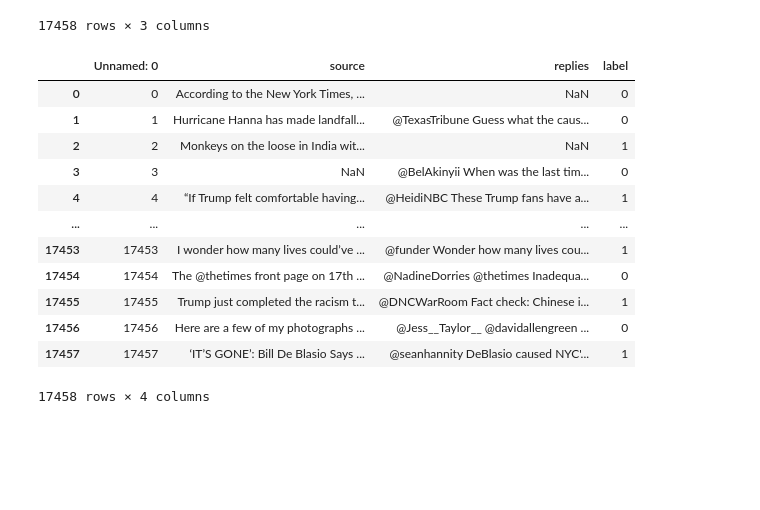
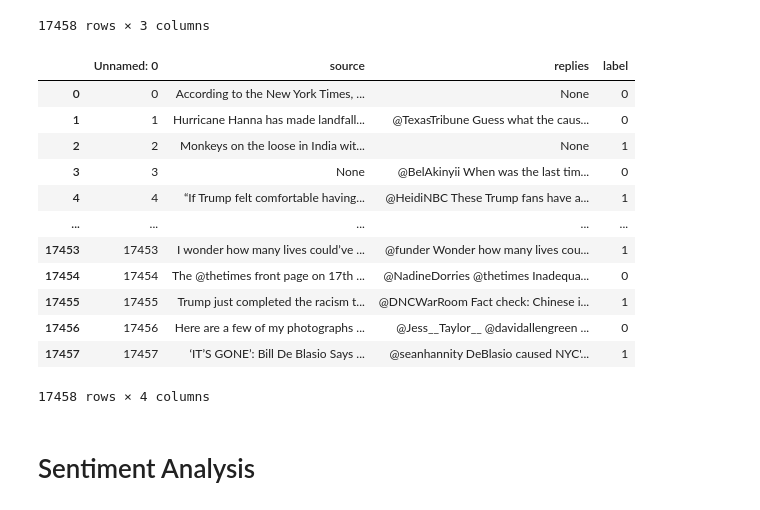
Before and after one commit to lich2000117/Fake-Tweets-Rumour-Detection, a Jupyter notebook: task2/Covid Analysis.ipynb, the cells around one changed output. Saved outputs shown, nothing was run; the diff lists cells and outputs as text; code cells hidden in the pictures; blank space fills up the shorter version.

```diff
--- a/task2/Covid Analysis.ipynb
+++ b/task2/Covid Analysis.ipynb
@@ -38,13 +38,14 @@ covid_df
 17458 rows × 3 columns
 # %%
 covid_df["label"] = label["Predicted"]
+covid_df.fillna("None", inplace=True)
 covid_df
 # %% [output]
 |  | Unnamed: 0 | source | replies | label |
-| 0 | 0 | According to the New York Times, ... | NaN | 0 |
+| 0 | 0 | According to the New York Times, ... | None | 0 |
 | 1 | 1 | Hurricane Hanna has made landfall... | @TexasTribune Guess what the caus... | 0 |
-| 2 | 2 | Monkeys on the loose in India wit... | NaN | 1 |
-| 3 | 3 | NaN | @BelAkinyii When was the last tim... | 0 |
+| 2 | 2 | Monkeys on the loose in India wit... | None | 1 |
+| 3 | 3 | None | @BelAkinyii When was the last tim... | 0 |
 | 4 | 4 | “If Trump felt comfortable having... | @HeidiNBC These Trump fans have a... | 1 |
 | ... | ... | ... | ... | ... |
 | 17453 | 17453 | I wonder how many lives could’ve ... | @funder Wonder how many lives cou... | 1 |
@@ -53,3 +54,5 @@ covid_df
 | 17456 | 17456 | Here are a few of my photographs ... | @Jess__Taylor__ @davidallengreen ... | 0 |
 | 17457 | 17457 | ‘IT’S GONE’: Bill De Blasio Says ... | @seanhannity DeBlasio caused NYC'... | 1 |
 17458 rows × 4 columns
+# %% [markdown]
+# Sentiment Analysis
```
Also changed, not shown: parts of 11 cells of this notebook, 3 other files.
